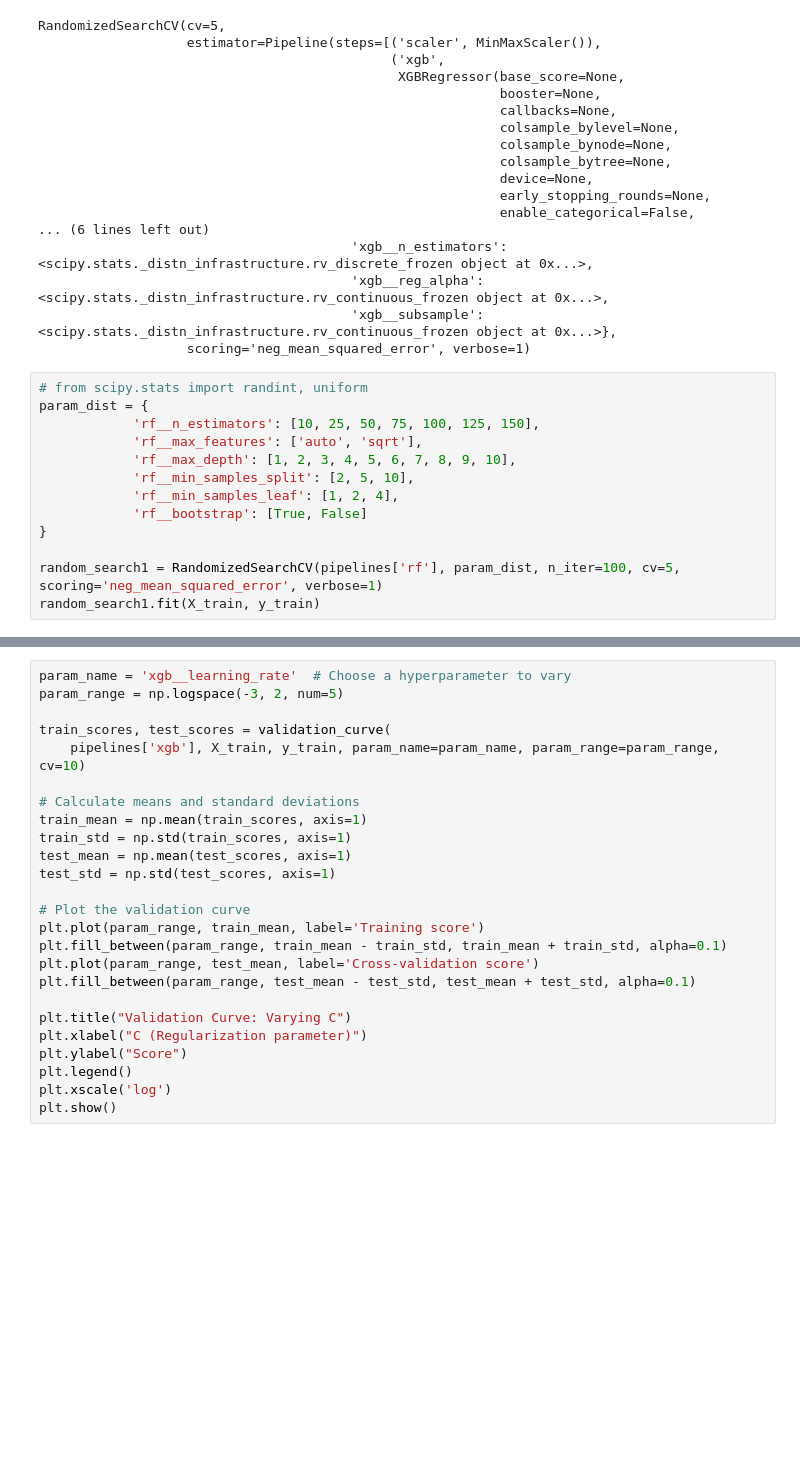
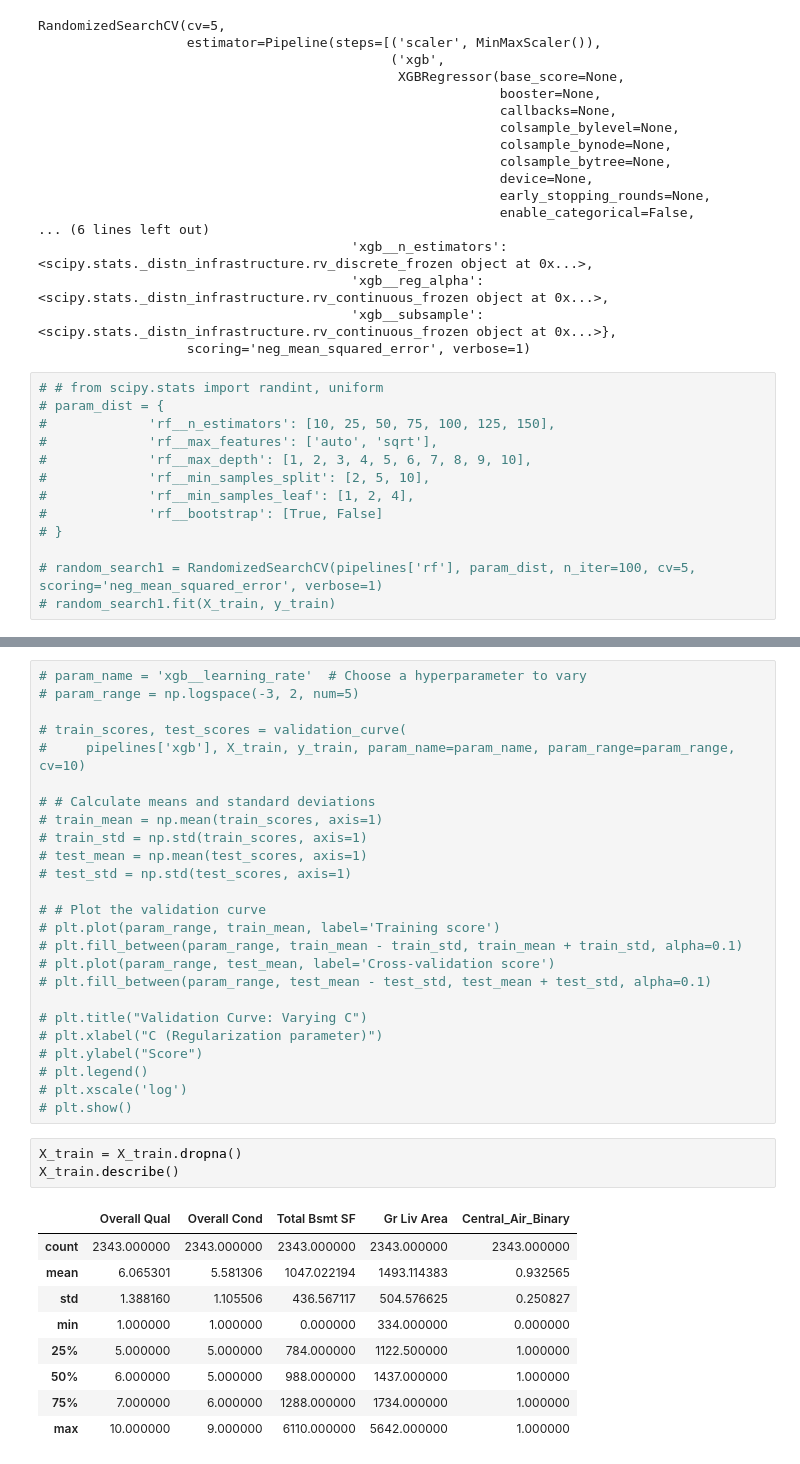
Before and after one commit to DomenickD/DataScience-IEX-USF, a Jupyter notebook: Housing_Regression/housingv4.ipynb, the cells around one changed output, grey strips where cells are left out. Saved outputs shown, nothing was run; the diff lists cells and outputs as text; blank space fills up the shorter version.

```diff
--- a/Housing_Regression/housingv4.ipynb
+++ b/Housing_Regression/housingv4.ipynb
@@ -136,15 +148,15 @@ RandomizedSearchCV(cv=5,
                                         'xgb__subsample': <scipy.stats._distn_infrastructure.rv_continuous_frozen object at 0x...>},
                    scoring='neg_mean_squared_error', verbose=1)
 # %%
-# from scipy.stats import randint, uniform
-param_dist = {
-            'rf__n_estimators': [10, 25, 50, 75, 100, 125, 150],
-            'rf__max_features': ['auto', 'sqrt'],
-            'rf__max_depth': [1, 2, 3, 4, 5, 6, 7, 8, 9, 10],
-            'rf__min_samples_split': [2, 5, 10],
-            'rf__min_samples_leaf': [1, 2, 4],
-            'rf__bootstrap': [True, False]
-}
+# # from scipy.stats import randint, uniform
+# param_dist = {
+#             'rf__n_estimators': [10, 25, 50, 75, 100, 125, 150],
+#             'rf__max_features': ['auto', 'sqrt'],
+#             'rf__max_depth': [1, 2, 3, 4, 5, 6, 7, 8, 9, 10],
+#             'rf__min_samples_split': [2, 5, 10],
+#             'rf__min_samples_leaf': [1, 2, 4],
+#             'rf__bootstrap': [True, False]
+# }
 
-random_search1 = RandomizedSearchCV(pipelines['rf'], param_dist, n_iter=100, cv=5, scoring='neg_mean_squared_error', verbose=1)
-random_search1.fit(X_train, y_train)
+# random_search1 = RandomizedSearchCV(pipelines['rf'], param_dist, n_iter=100, cv=5, scoring='neg_mean_squared_error', verbose=1)
+# random_search1.fit(X_train, y_train)
@@ -291,25 +279,38 @@ plt.show()
 # %%
-param_name = 'xgb__learning_rate'  # Choose a hyperparameter to vary
-param_range = np.logspace(-3, 2, num=5)
+# param_name = 'xgb__learning_rate'  # Choose a hyperparameter to vary
+# param_range = np.logspace(-3, 2, num=5)
 
-train_scores, test_scores = validation_curve(
-    pipelines['xgb'], X_train, y_train, param_name=param_name, param_range=param_range, cv=10)
+# train_scores, test_scores = validation_curve(
+#     pipelines['xgb'], X_train, y_train, param_name=param_name, param_range=param_range, cv=10)
 
-# Calculate means and standard deviations
-train_mean = np.mean(train_scores, axis=1)
-train_std = np.std(train_scores, axis=1)
-test_mean = np.mean(test_scores, axis=1)
-test_std = np.std(test_scores, axis=1)
+# # Calculate means and standard deviations
+# train_mean = np.mean(train_scores, axis=1)
+# train_std = np.std(train_scores, axis=1)
+# test_mean = np.mean(test_scores, axis=1)
+# test_std = np.std(test_scores, axis=1)
 
-# Plot the validation curve
-plt.plot(param_range, train_mean, label='Training score')
-plt.fill_between(param_range, train_mean - train_std, train_mean + train_std, alpha=0.1)
-plt.plot(param_range, test_mean, label='Cross-validation score')
-plt.fill_between(param_range, test_mean - test_std, test_mean + test_std, alpha=0.1)
+# # Plot the validation curve
+# plt.plot(param_range, train_mean, label='Training score')
+# plt.fill_between(param_range, train_mean - train_std, train_mean + train_std, alpha=0.1)
+# plt.plot(param_range, test_mean, label='Cross-validation score')
+# plt.fill_between(param_range, test_mean - test_std, test_mean + test_std, alpha=0.1)
 
-plt.title("Validation Curve: Varying C")
-plt.xlabel("C (Regularization parameter)")
-plt.ylabel("Score")
-plt.legend()
-plt.xscale('log')
-plt.show()
+# plt.title("Validation Curve: Varying C")
+# plt.xlabel("C (Regularization parameter)")
+# plt.ylabel("Score")
+# plt.legend()
+# plt.xscale('log')
+# plt.show()
+# %%
+X_train = X_train.dropna()
+X_train.describe()
+# %% [output]
+|  | Overall Qual | Overall Cond | Total Bsmt SF | Gr Liv Area | Central_Air_Binary |
+| count | 2343.000000 | 2343.000000 | 2343.000000 | 2343.000000 | 2343.000000 |
+| mean | 6.065301 | 5.581306 | 1047.022194 | 1493.114383 | 0.932565 |
+| std | 1.388160 | 1.105506 | 436.567117 | 504.576625 | 0.250827 |
+| min | 1.000000 | 1.000000 | 0.000000 | 334.000000 | 0.000000 |
+| 25% | 5.000000 | 5.000000 | 784.000000 | 1122.500000 | 1.000000 |
+| 50% | 6.000000 | 5.000000 | 988.000000 | 1437.000000 | 1.000000 |
+| 75% | 7.000000 | 6.000000 | 1288.000000 | 1734.000000 | 1.000000 |
+| max | 10.000000 | 9.000000 | 6110.000000 | 5642.000000 | 1.000000 |
```
Also changed, not shown: parts of 13 cells of this notebook, 1 other file.
